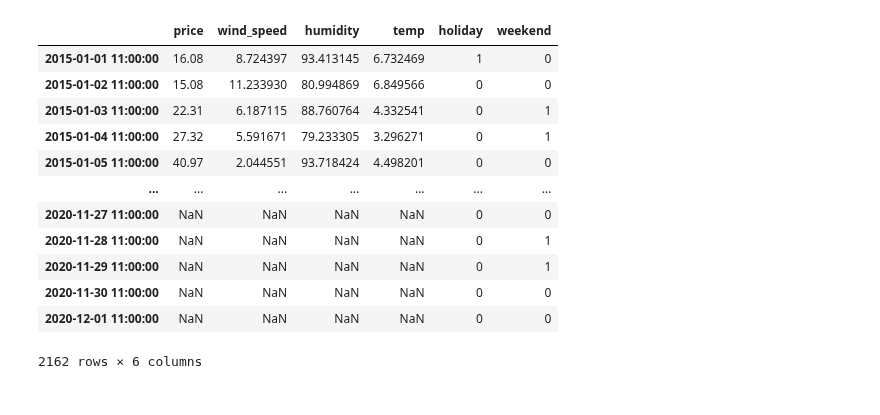
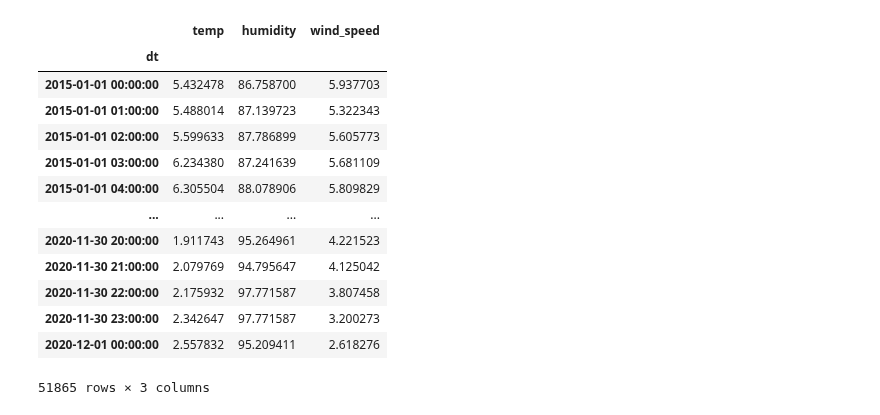
Before and after one commit to Guli-Y/ElectricityPricePredictor, a Jupyter notebook: notebooks/test_guli.ipynb, the cells around one changed output. Drawn from its saved outputs; the diff is of its cells as text; code cells hidden in the pictures.

```diff
--- a/notebooks/test_guli.ipynb
+++ b/notebooks/test_guli.ipynb
@@ -9,16 +8,17 @@ from electricity_price_predictor.data import get_data
-# %%
-get_data()
-# %% [output]
-|  | price | wind_speed | humidity | temp | holiday | weekend |
-| 2015-01-01 11:00:00 | 16.08 | 8.724397 | 93.413145 | 6.732469 | 1 | 0 |
-| 2015-01-02 11:00:00 | 15.08 | 11.233930 | 80.994869 | 6.849566 | 0 | 0 |
-| 2015-01-03 11:00:00 | 22.31 | 6.187115 | 88.760764 | 4.332541 | 0 | 1 |
-| 2015-01-04 11:00:00 | 27.32 | 5.591671 | 79.233305 | 3.296271 | 0 | 1 |
-| 2015-01-05 11:00:00 | 40.97 | 2.044551 | 93.718424 | 4.498201 | 0 | 0 |
-| ... | ... | ... | ... | ... | ... | ... |
-| 2020-11-27 11:00:00 | NaN | NaN | NaN | NaN | 0 | 0 |
-| 2020-11-28 11:00:00 | NaN | NaN | NaN | NaN | 0 | 1 |
-| 2020-11-29 11:00:00 | NaN | NaN | NaN | NaN | 0 | 1 |
-| 2020-11-30 11:00:00 | NaN | NaN | NaN | NaN | 0 | 0 |
-| 2020-12-01 11:00:00 | NaN | NaN | NaN | NaN | 0 | 0 |
-2162 rows × 6 columns
+# %%
+get_weather_2()
+# %% [output]
+|  | temp | humidity | wind_speed |
+| dt |  |  |  |
+| 2015-01-01 00:00:00 | 5.432478 | 86.758700 | 5.937703 |
+| 2015-01-01 01:00:00 | 5.488014 | 87.139723 | 5.322343 |
+| 2015-01-01 02:00:00 | 5.599633 | 87.786899 | 5.605773 |
+| 2015-01-01 03:00:00 | 6.234380 | 87.241639 | 5.681109 |
+| 2015-01-01 04:00:00 | 6.305504 | 88.078906 | 5.809829 |
+| ... | ... | ... | ... |
+| 2020-11-30 20:00:00 | 1.911743 | 95.264961 | 4.221523 |
+| 2020-11-30 21:00:00 | 2.079769 | 94.795647 | 4.125042 |
+| 2020-11-30 22:00:00 | 2.175932 | 97.771587 | 3.807458 |
+| 2020-11-30 23:00:00 | 2.342647 | 97.771587 | 3.200273 |
+| 2020-12-01 00:00:00 | 2.557832 | 95.209411 | 2.618276 |
+51865 rows × 3 columns
```
Also changed, not shown: parts of 9 cells of this notebook.
